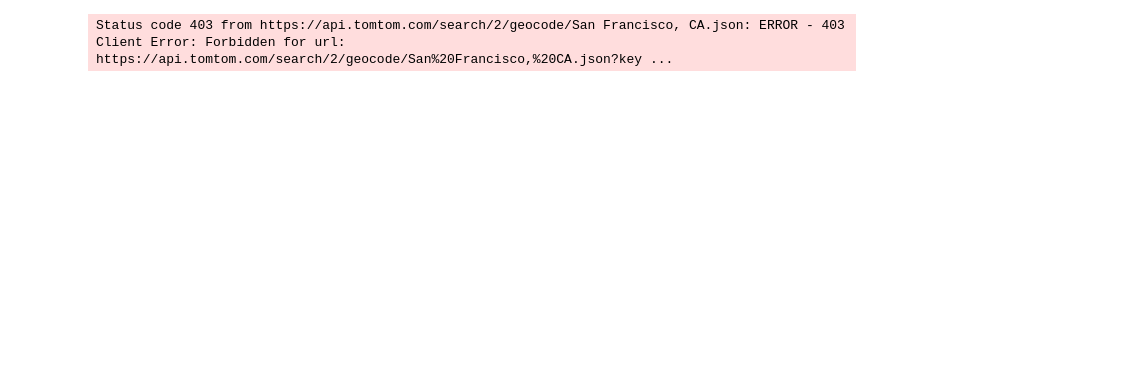
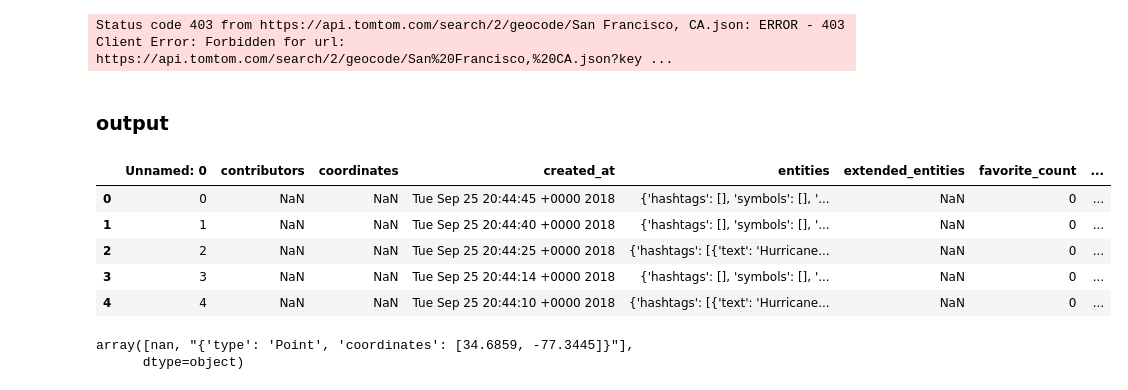
Before and after one commit to Celis1/Project-5, a Jupyter notebook: twitter_tomtom_trails.ipynb, the cells around one changed output. Drawn from its saved outputs; the diff is of its cells as text; code cells hidden in the pictures; blank space fills up the shorter version.

```diff
--- a/twitter_tomtom_trails.ipynb
+++ b/twitter_tomtom_trails.ipynb
@@ -137,3 +140,5 @@ g = geocoder.tomtom('San Francisco, CA',key ='XDR4himOBlfm0GFxzKpGs6XA1iYBlKP0'
 g.json
 # %% [output]
 Status code 403 from https://api.tomtom.com/search/2/geocode/San Francisco, CA.json: ERROR - 403 Client Error: Forbidden for url: https://api.tomtom.com/search/2/geocode/San%20Francisco,%20CA.json?key ...
+# %% [markdown]
+### output
@@ -139,0 +151,16 @@ Status code 403 from https://api.tomtom.com/search/2/geocode/San Francisco, CA.j
+# %%
+df = pd.read_csv('./Assets/tweets_demo.csv')
+# %%
+df.head()
+# %% [output]
+|  | Unnamed: 0 | contributors | coordinates | created_at | entities | extended_entities | favorite_count | ... |
+| 0 | 0 | NaN | NaN | Tue Sep 25 20:44:45 +0000 2018 | {'hashtags': [], 'symbols': [], '... | NaN | 0 | ... |
+| 1 | 1 | NaN | NaN | Tue Sep 25 20:44:40 +0000 2018 | {'hashtags': [], 'symbols': [], '... | NaN | 0 | ... |
+| 2 | 2 | NaN | NaN | Tue Sep 25 20:44:25 +0000 2018 | {'hashtags': [{'text': 'Hurricane... | NaN | 0 | ... |
+| 3 | 3 | NaN | NaN | Tue Sep 25 20:44:14 +0000 2018 | {'hashtags': [], 'symbols': [], '... | NaN | 0 | ... |
+| 4 | 4 | NaN | NaN | Tue Sep 25 20:44:10 +0000 2018 | {'hashtags': [{'text': 'Hurricane... | NaN | 0 | ... |
+# %%
+df.geo.unique()
+# %% [output]
+array([nan, "{'type': 'Point', 'coordinates': [34.6859, -77.3445]}"],
+      dtype=object)
```
Also changed, not shown: parts of 36 cells of this notebook.
